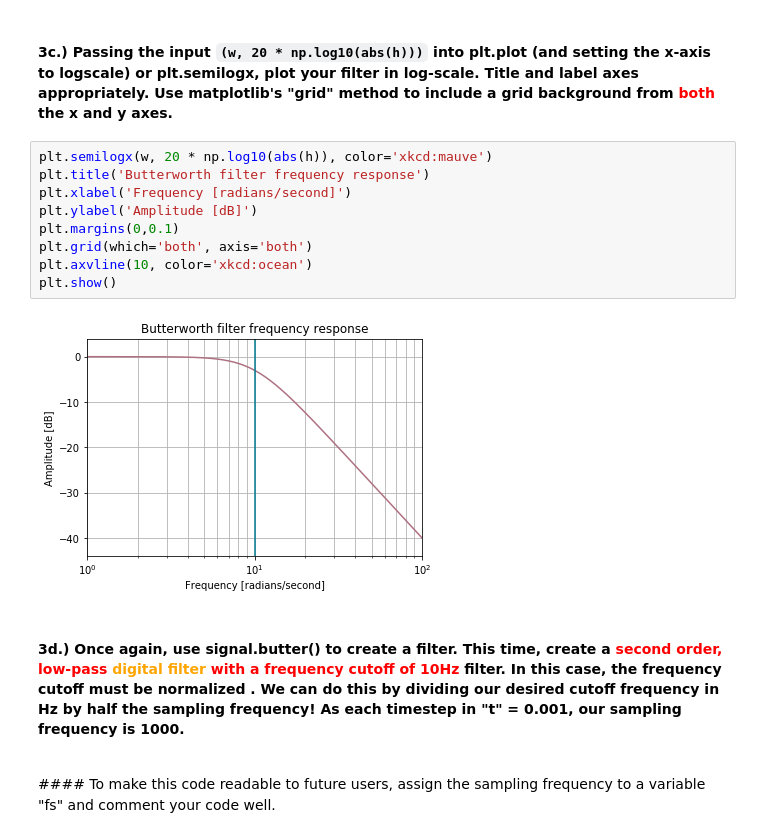
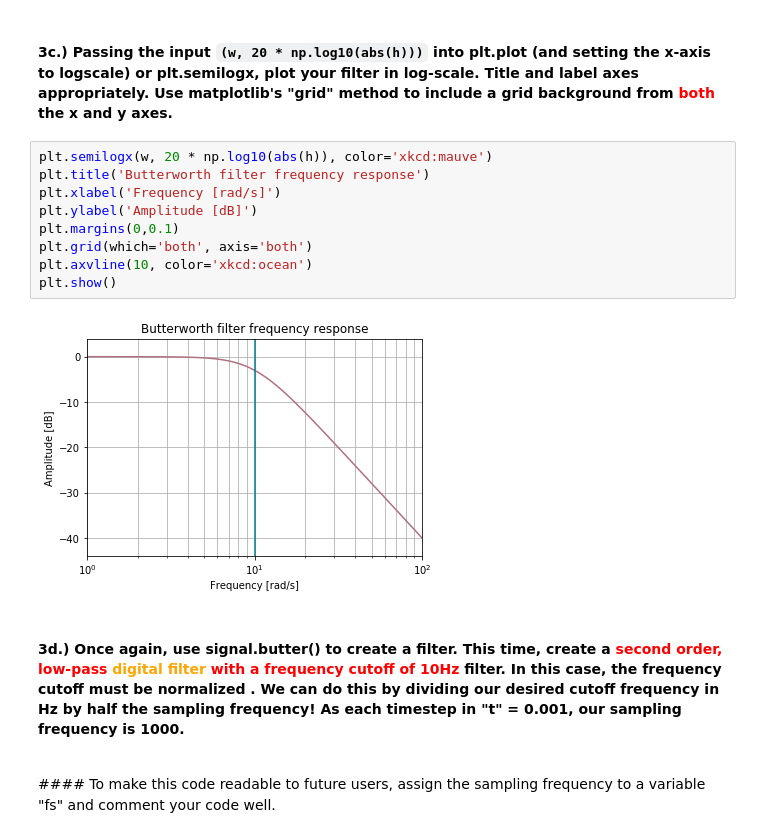
Before and after one commit to jenlscribner/PythonDataCourse, a Jupyter notebook: Homeworks/HW3/HW3_Part_1_soln-jls.ipynb, the cells around one changed output. Saved outputs shown, nothing was run; the diff lists cells and outputs as text.

```diff
--- a/Homeworks/HW3/HW3_Part_1_soln-jls.ipynb
+++ b/Homeworks/HW3/HW3_Part_1_soln-jls.ipynb
@@ -160,14 +163,14 @@ w, h = signal.freqs(b, a)
 # %%
 plt.semilogx(w, 20 * np.log10(abs(h)), color='xkcd:mauve')
 plt.title('Butterworth filter frequency response')
-plt.xlabel('Frequency [radians/second]')
+plt.xlabel('Frequency [rad/s]')
 plt.ylabel('Amplitude [dB]')
 plt.margins(0,0.1)
 plt.grid(which='both', axis='both')
 plt.axvline(10, color='xkcd:ocean')
 plt.show()
 # %% [output]
-[figure, old version]
+[figure, new version]
 # %% [markdown]
 #### 3d.) Once again, use signal.butter() to create a filter. This time, create a <font color=red>second order, low-pass </font> <font color=orange> digital filter</font><font color=red> with a frequency cutoff of 10Hz</font>  filter. In this case, the frequency cutoff must be __normalized__ . We can do this by dividing our desired cutoff frequency in __Hz__ by half the sampling frequency! As each timestep in "t" = 0.001, our sampling frequency is 1000.
 <br>
```
Also changed, not shown: parts of 9 cells of this notebook.
